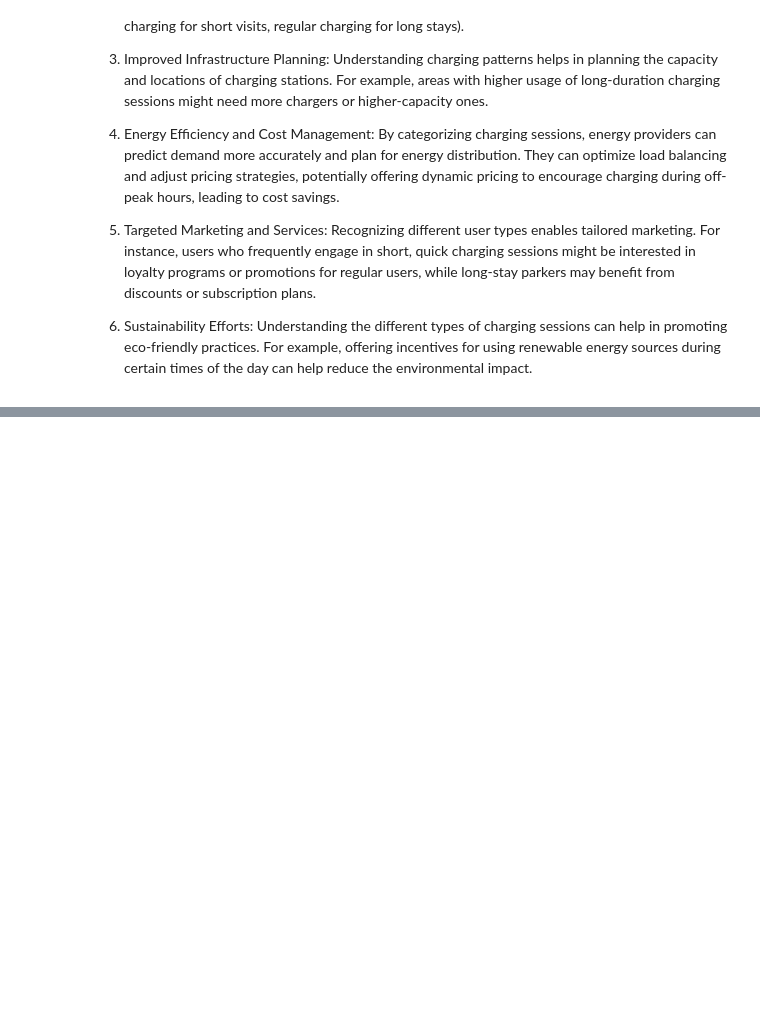
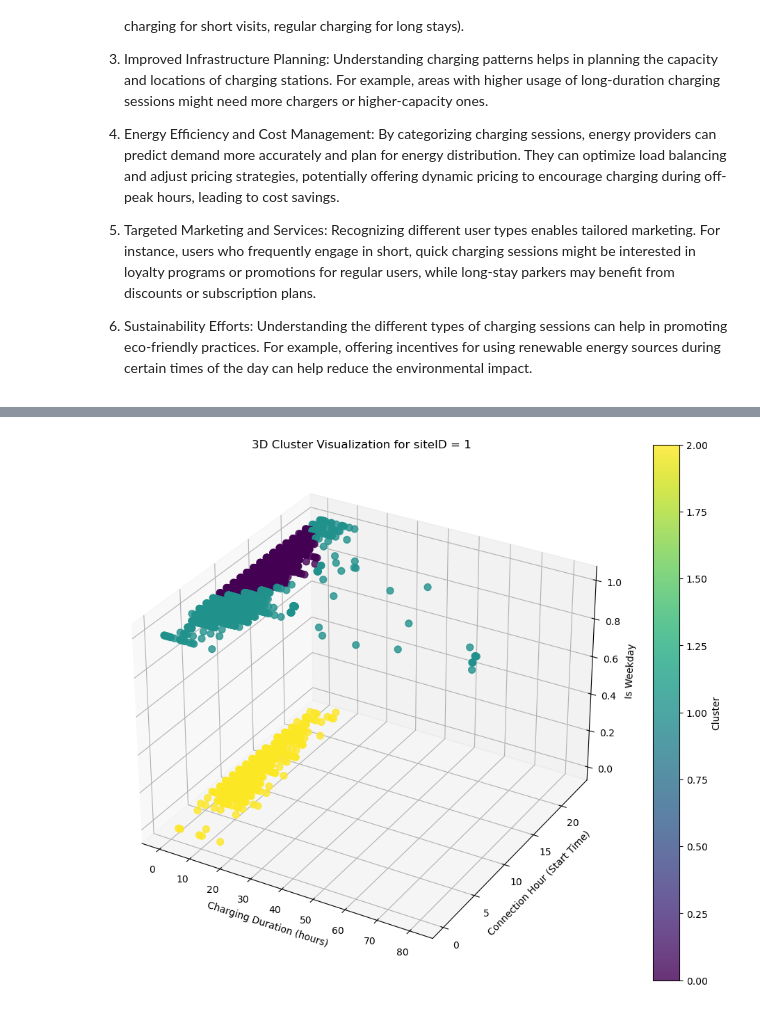
Before and after one commit to Zeyd263/DataDynamos, a Jupyter notebook: Preprocessing.ipynb, the cells around one changed output, grey strips where cells are left out. Cells and saved outputs as stored; diff of their text form; code cells hidden in the pictures; blank space fills up the shorter version.

Commit message:
Update Cluster Analysis: ConnectionTime - ChargingDuration - IsWeekday

```diff
--- a/Preprocessing.ipynb
+++ b/Preprocessing.ipynb
@@ -2166,0 +2249,80 @@ Identifying different types of charging sessions is valuable for several reasons
+# %%
+from mpl_toolkits.mplot3d import Axes3D
+import pandas as pd
+
+# Function to create a 3D scatter plot
+def plot_3d_clusters(clustered_data, site_id):
+    fig = plt.figure(figsize=(12, 10))
+    ax = fig.add_subplot(111, projection='3d')
+
+    # Scatterplot
+    scatter = ax.scatter(
+        clustered_data['charging_duration'],
+        clustered_data['connection_hour'],
+        clustered_data['is_weekday'],
+        c=clustered_data['cluster'],
+        cmap='viridis',  # Colors for the clusters
+        s=50,
+        alpha=0.8
+    )
+
+    # Axis labels and plot title
+    ax.set_title(f'3D Cluster Visualization for siteID = {site_id}')
+    ax.set_xlabel('Charging Duration (hours)')
+    ax.set_ylabel('Connection Hour (Start Time)')
+    ax.set_zlabel('Is Weekday')
+
+    # Add color bar
+    cbar = fig.colorbar(scatter, ax=ax, label='Cluster')
+    plt.show()
+
+# Convert sine and cosine values back to hours of the day
+def inverse_sin_cos(sin_val, cos_val):
+    angle = np.arctan2(sin_val, cos_val)
+    hour = (angle % (2 * np.pi)) / (2 * np.pi) * 24
+    return hour
+
+clustered_data_1['connection_hour'] = clustered_data_1.apply(
+    lambda row: inverse_sin_cos(row['sin_connection_hour'], row['cos_connection_hour']), axis=1
+)
+
+clustered_data_2['connection_hour'] = clustered_data_2.apply(
+    lambda row: inverse_sin_cos(row['sin_connection_hour'], row['cos_connection_hour']), axis=1
+)
+
+# 3D scatter plot for siteID = 1
+plot_3d_clusters(clustered_data_1, site_id=1)
+
+# 3D scatter plot for siteID = 2
+plot_3d_clusters(clustered_data_2, site_id=2)
+
+# Calculate mean, median, and count of data points per cluster
+def calculate_cluster_statistics(clustered_data, site_id):
+    print(f"\nCluster Statistics for siteID = {site_id}:")
+    cluster_stats = []
+    for cluster in sorted(clustered_data['cluster'].unique()):
+        cluster_data = clustered_data[clustered_data['cluster'] == cluster]
+        mean_vals = cluster_data[['charging_duration', 'connection_hour', 'is_weekday']].mean()
+        median_vals = cluster_data[['charging_duration', 'connection_hour', 'is_weekday']].median()
+        count = len(cluster_data)
+        cluster_stats.append({
+            'Cluster': cluster,
+            'Count': count,
+            'Charging Duration Mean': mean_vals['charging_duration'],
+            'Charging Duration Median': median_vals['charging_duration'],
+            'Connection Hour Mean': mean_vals['connection_hour'],
+            'Connection Hour Median': median_vals['connection_hour'],
+            'Is Weekday Mean': mean_vals['is_weekday'],
+            'Is Weekday Median': median_vals['is_weekday']
+        })
+
+    stats_df = pd.DataFrame(cluster_stats)
+    print(stats_df.to_string(index=False))
+
+# Statistics for siteID = 1
+calculate_cluster_statistics(clustered_data_1, site_id=1)
+
+# Statistics for siteID = 2
+calculate_cluster_statistics(clustered_data_2, site_id=2)
+# %% [output]
+[figure, added]
```
Also changed, not shown: parts of 10 cells of this notebook.
